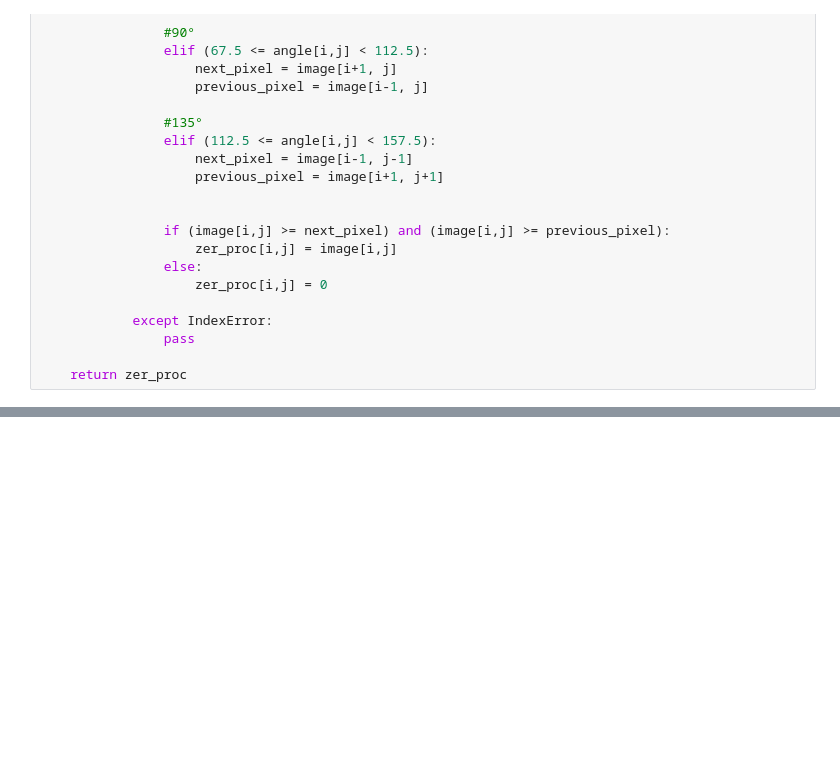
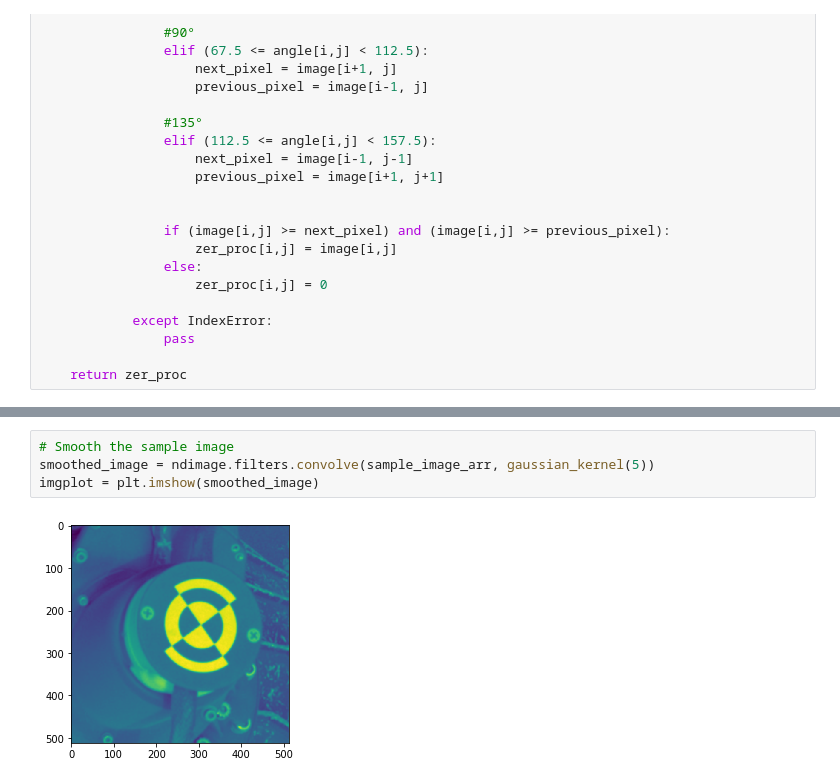
Before and after one commit to Progern/computer-vision-hw, a Jupyter notebook: cv-1-1/cv-hw-1-1.ipynb, the cells around one changed output, grey strips where cells are left out. Drawn from its saved outputs; the diff is of its cells as text; blank space fills up the shorter version.

```diff
--- a/cv-1-1/cv-hw-1-1.ipynb
+++ b/cv-1-1/cv-hw-1-1.ipynb
@@ -225 +264,7 @@ def non_max_suppression(image, diagonal):
+# %%
+# Smooth the sample image
+smoothed_image = ndimage.filters.convolve(sample_image_arr, gaussian_kernel(5))
+imgplot = plt.imshow(smoothed_image)
+# %% [output]
+[figure, added]
 # %%
```
Also changed, not shown: parts of 7 cells of this notebook.
